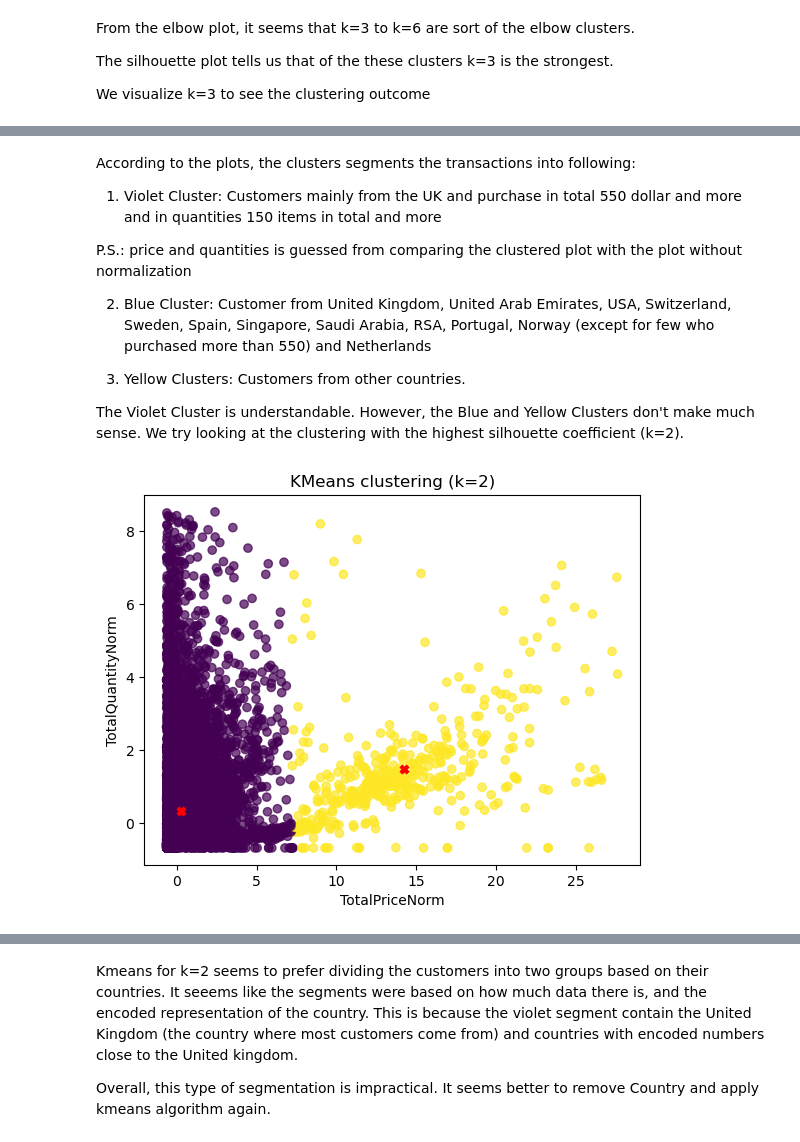
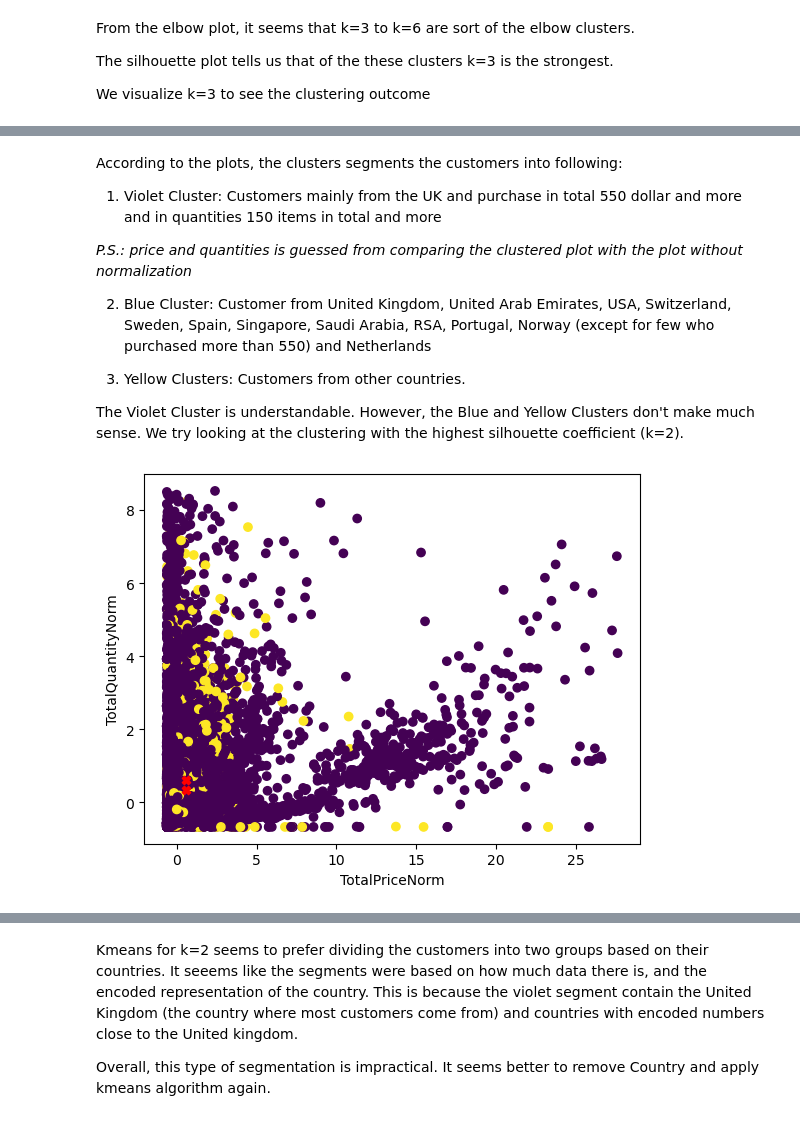
Before and after one commit to NouRALsaidD/data_mining_2026, a Jupyter notebook: data_mining_project_template.ipynb, the cells around one changed output, grey strips where cells are left out. Drawn from its saved outputs; the diff is of its cells as text; code cells hidden in the pictures.

```diff
--- a/data_mining_project_template.ipynb
+++ b/data_mining_project_template.ipynb
@@ -491,0 +448,3 @@ X[["TotalPrice", "TotalQuantity", "Country", "CountryEncoded"]].head()
+# %%
+X = X[["TotalPrice", "TotalQuantity", "CountryEncoded"]]
+X
@@ -592,9 +585,8 @@ array([[-0.25021252, -0.49769585],
 X["TotalPriceNorm"] = X_scaled[:, 0]
 X["TotalQuantityNorm"] = X_scaled[:, 1]
 
-# Final matrix used by clustering models
-X_cluster = X[["TotalPriceNorm", "TotalQuantityNorm"]].copy()
-X_cluster.describe()
+X = X[["TotalPriceNorm", "TotalQuantityNorm", "CountryEncoded"]]
+X[["TotalPriceNorm", "TotalQuantityNorm"]].describe()
 # %% [output]
 |  | TotalPriceNorm | TotalQuantityNorm |
 | count | 19626.000000 | 19626.000000 |
@@ -682,15 +679,11 @@ The silhouette plot tells us that of the these clusters k=3 is the strongest.
 
 We visualize k=3 to see the clustering outcome
 # %%
-best_k = 3
-model_k3 = kmeans_models[best_k]
-labels = model_k3.labels_
-centroids = model_k3.cluster_centers_
-
-plt.scatter(X_cluster["TotalPriceNorm"], X_cluster["TotalQuantityNorm"], c=labels, alpha=0.7)
-plt.scatter(centroids[:, 0], centroids[:, 1], marker="X", color="red")
-plt.xlabel("TotalPriceNorm")
-plt.ylabel("TotalQuantityNorm")
-plt.title(f"KMeans clustering (k={best_k})")
+labels = kmeans[3].fit_predict(X)
+centroids = kmeans[3].cluster_centers_
+plt.scatter(X["TotalPriceNorm"], X["TotalQuantityNorm"], c = labels)
+plt.scatter(centroids[:, 0], centroids[:, 1], marker = 'X', color='red')
+plt.xlabel('TotalPriceNorm')
+plt.ylabel('TotalQuantityNorm')
 plt.show()
 # %% [output]
@@ -712,27 +709,22 @@ plt.show()
 # %% [markdown]
-
-
-According to the plots, the clusters segments the transactions into following:
+According to the plots, the clusters segments the customers into following:
 
 1. Violet Cluster: Customers mainly from the UK and purchase in total 550 dollar and more and in quantities 150 items in total and more
 
-P.S.: price and quantities is guessed from comparing the clustered plot with the plot without normalization
+*P.S.: price and quantities is guessed from comparing the clustered plot with the plot without normalization*
 
 2. Blue Cluster: Customer from United Kingdom, United Arab Emirates, USA, Switzerland, Sweden, Spain, Singapore, Saudi Arabia, RSA, Portugal, Norway (except for few who purchased more than 550) and Netherlands
 
 3. Yellow Clusters: Customers from other countries.
 
-The Violet Cluster is understandable. However, the Blue and Yellow Clusters don't make much sense. We try looking at the clustering with the highest silhouette coefficient (k=2).
+The Violet Cluster is understandable. However, the Blue and Yellow Clusters don't make much sense.  We try looking at the clustering with the highest silhouette coefficient (k=2).
 # %%
-model_k2 = kmeans_models[2]
-labels_2 = model_k2.labels_
-centroids = model_k2.cluster_centers_
-
-plt.scatter(X_cluster["TotalPriceNorm"], X_cluster["TotalQuantityNorm"], c=labels_2, alpha=0.7)
-plt.scatter(centroids[:, 0], centroids[:, 1], marker="X", color="red")
-plt.xlabel("TotalPriceNorm")
-plt.ylabel("TotalQuantityNorm")
-plt.title("KMeans clustering (k=2)")
+labels_2 = kmeans[2].fit_predict(X)
+centroids = kmeans[2].cluster_centers_
+plt.scatter(X["TotalPriceNorm"], X["TotalQuantityNorm"], c = labels_2)
+plt.scatter(centroids[:, 0], centroids[:, 1], marker = 'X', color='red')
+plt.xlabel('TotalPriceNorm')
+plt.ylabel('TotalQuantityNorm')
 plt.show()
 # %% [output]
-[figure, old version]
+[figure, new version]
```
Also changed, not shown: parts of 77 cells of this notebook.
